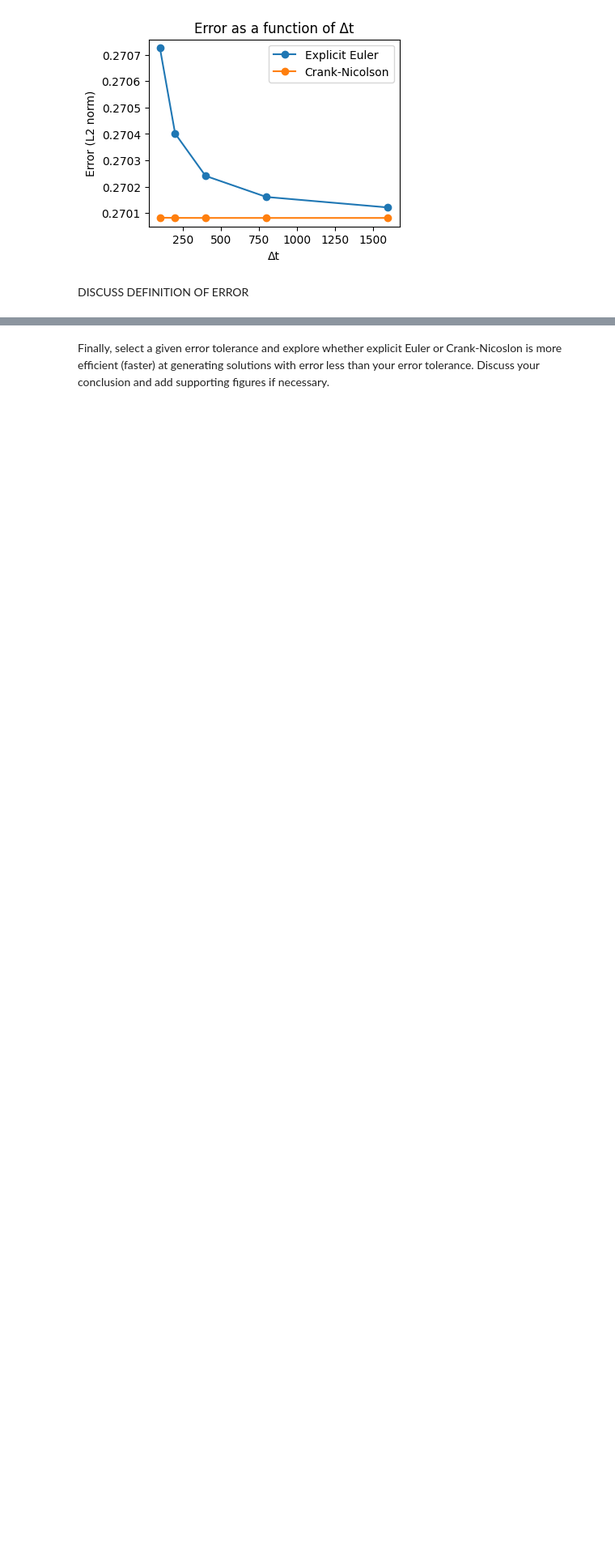
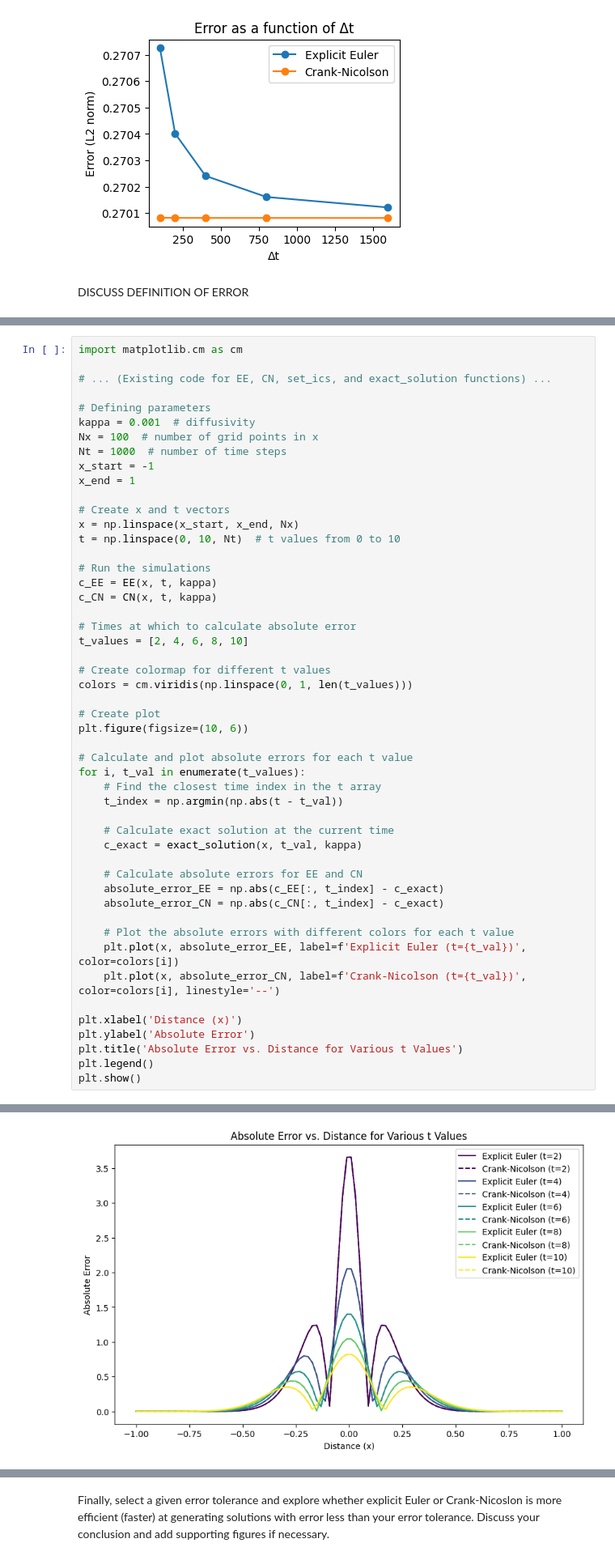
Before and after one commit to ApoorvaAladalli/QCES, a Jupyter notebook: Project1_numerical_methods.ipynb, the cells around one changed output, grey strips where cells are left out. Shown at 81% size. Saved outputs shown, nothing was run; the diff lists cells and outputs as text; blank space fills up the shorter version.

```diff
--- a/Project1_numerical_methods.ipynb
+++ b/Project1_numerical_methods.ipynb
@@ -489,0 +560,51 @@ DISCUSS DEFINITION OF ERROR
+# %%
+import matplotlib.cm as cm
+
+# ... (Existing code for EE, CN, set_ics, and exact_solution functions) ...
+
+# Defining parameters
+kappa = 0.001  # diffusivity
+Nx = 100  # number of grid points in x
+Nt = 1000  # number of time steps
+x_start = -1
+x_end = 1
+
+# Create x and t vectors
+x = np.linspace(x_start, x_end, Nx)
+t = np.linspace(0, 10, Nt)  # t values from 0 to 10
+
+# Run the simulations
+c_EE = EE(x, t, kappa)
+c_CN = CN(x, t, kappa)
+
+# Times at which to calculate absolute error
+t_values = [2, 4, 6, 8, 10]
+
+# Create colormap for different t values
+colors = cm.viridis(np.linspace(0, 1, len(t_values)))
+
+# Create plot
+plt.figure(figsize=(10, 6))
+
+# Calculate and plot absolute errors for each t value
+for i, t_val in enumerate(t_values):
+    # Find the closest time index in the t array
+    t_index = np.argmin(np.abs(t - t_val))
+
+    # Calculate exact solution at the current time
+    c_exact = exact_solution(x, t_val, kappa)
+
+    # Calculate absolute errors for EE and CN
+    absolute_error_EE = np.abs(c_EE[:, t_index] - c_exact)
+    absolute_error_CN = np.abs(c_CN[:, t_index] - c_exact)
+
+    # Plot the absolute errors with different colors for each t value
+    plt.plot(x, absolute_error_EE, label=f'Explicit Euler (t={t_val})', color=colors[i])
+    plt.plot(x, absolute_error_CN, label=f'Crank-Nicolson (t={t_val})', color=colors[i], linestyle='--')
+
+plt.xlabel('Distance (x)')
+plt.ylabel('Absolute Error')
+plt.title('Absolute Error vs. Distance for Various t Values')
+plt.legend()
+plt.show()
+# %% [output]
@@ -489,0 +613 @@ DISCUSS DEFINITION OF ERROR
+[figure, added]
```
Also changed, not shown: parts of 15 cells of this notebook.
